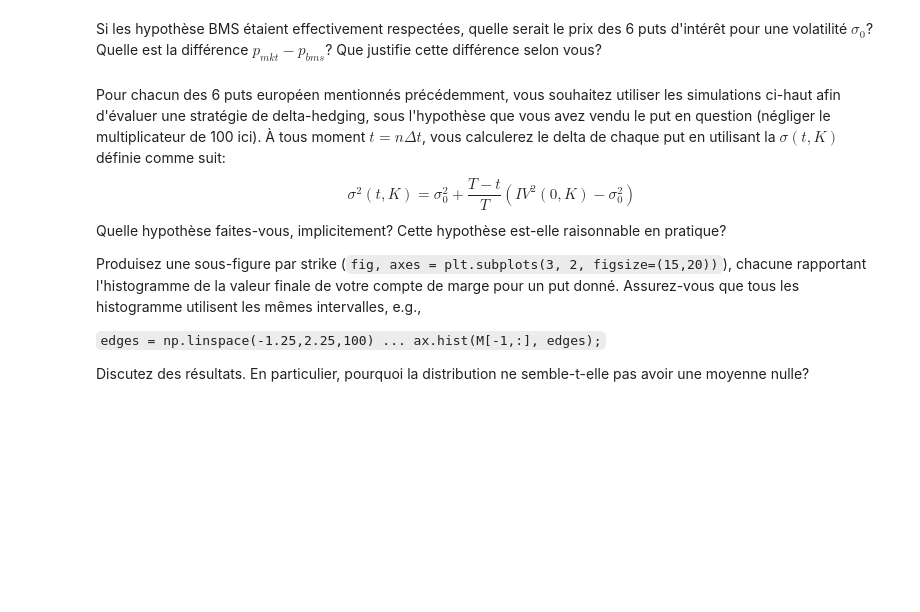
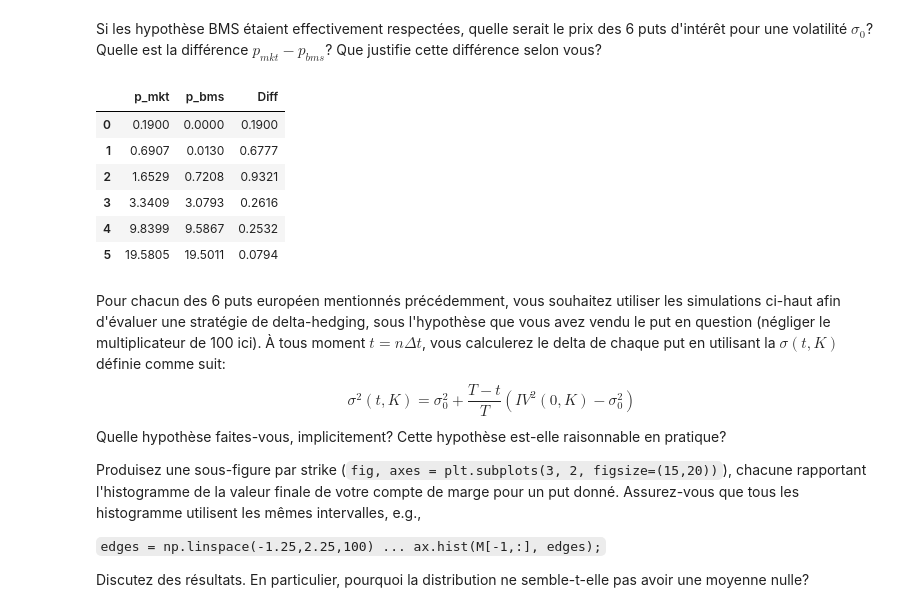
Before and after one commit to Thomas4390/produits_derives, a Jupyter notebook: assignment1_202301.ipynb, the cells around one changed output. Drawn from its saved outputs; the diff is of its cells as text; code cells hidden in the pictures; blank space fills up the shorter version.

```diff
--- a/assignment1_202301.ipynb
+++ b/assignment1_202301.ipynb
@@ -213,7 +213,16 @@ d'intérêt pour une volatilité $\sigma_0$? Quelle est la différence $p_{mkt}
 # %%
 p_bms = option_price(S = S_0, K = info['Strike'], r = r_f, y = 0, T = T, sigma = sigma_0 , is_call = False)
 p_mkt = list(info['Put'])
 diff  = pd.DataFrame(np.vstack([p_mkt, p_bms, p_mkt- p_bms]).T, columns=["p_mkt", "p_bms", "Diff"])
+diff
+# %% [output]
+|  | p_mkt | p_bms | Diff |
+| 0 | 0.1900 | 0.0000 | 0.1900 |
+| 1 | 0.6907 | 0.0130 | 0.6777 |
+| 2 | 1.6529 | 0.7208 | 0.9321 |
+| 3 | 3.3409 | 3.0793 | 0.2616 |
+| 4 | 9.8399 | 9.5867 | 0.2532 |
+| 5 | 19.5805 | 19.5011 | 0.0794 |
 # %% [markdown]
 Pour chacun des 6 puts européen mentionnés précédemment, vous souhaitez utiliser les simulations ci-haut afin d'évaluer une stratégie de delta-hedging, sous l'hypothèse que vous avez vendu le put en question (négliger le multiplicateur de 100 ici). À tous moment $t = n\Delta t$, vous calculerez le delta de chaque put en utilisant la $\sigma(t,K)$ définie comme suit:
 \begin{equation*}
```
